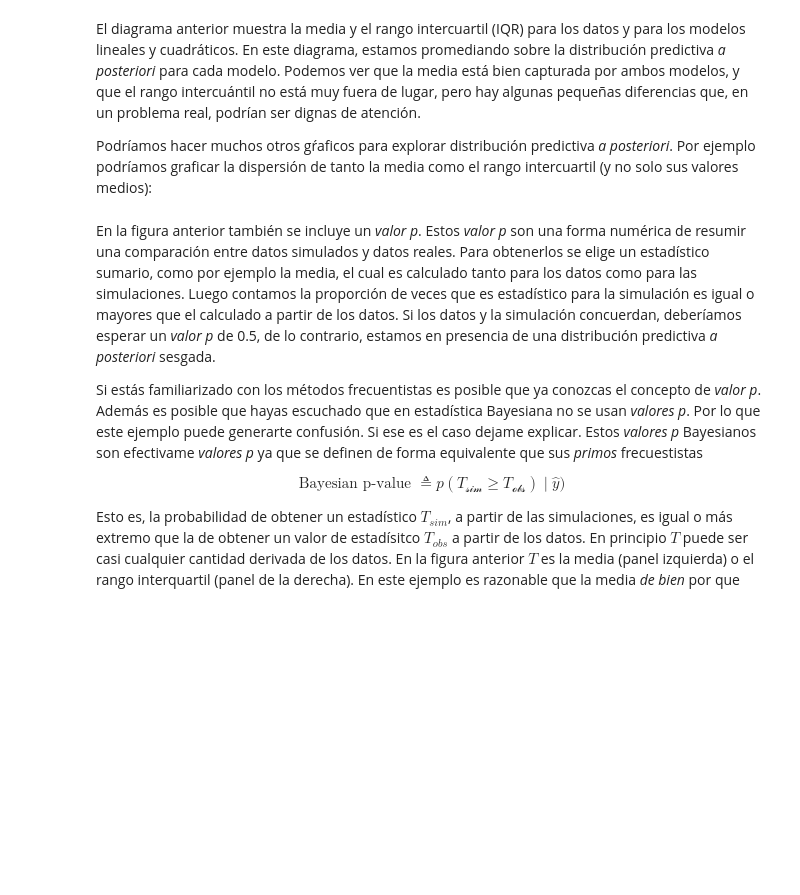
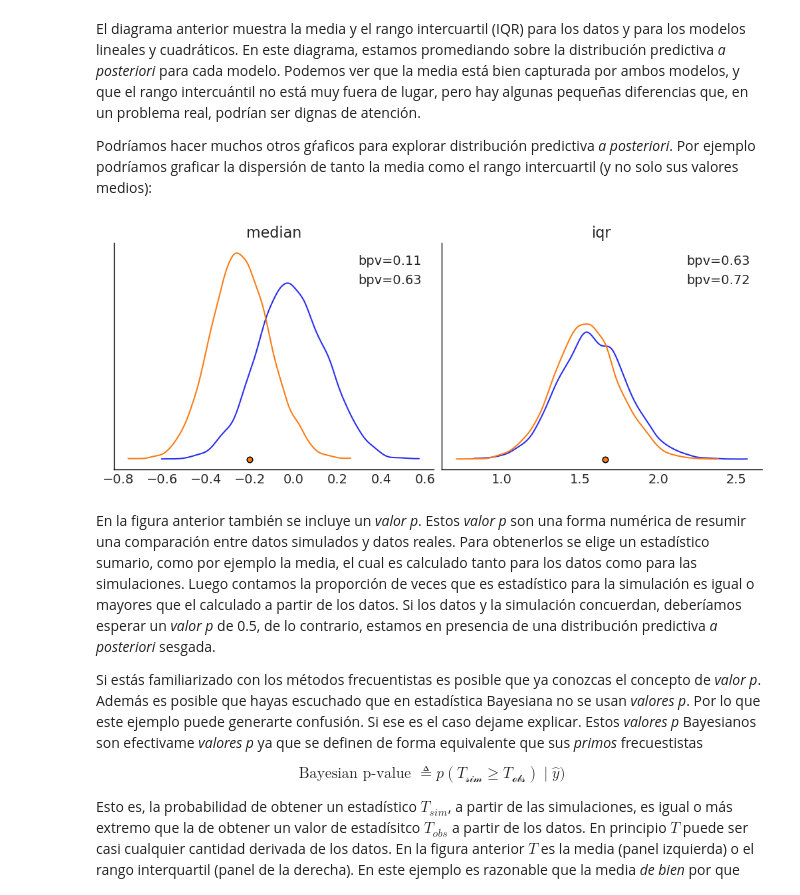
Before and after one commit to Grupo-de-modelado-probabilista/modelado_bayesiano, a Jupyter notebook: 05_Comparación_de_modelos.ipynb, the cells around one changed output. Saved outputs shown, nothing was run; the diff lists cells and outputs as text; code cells hidden in the pictures; blank space fills up the shorter version.

```diff
--- a/05_Comparación_de_modelos.ipynb
+++ b/05_Comparación_de_modelos.ipynb
@@ -132,24 +118,21 @@ El diagrama anterior muestra la media y el rango intercuartil (IQR) para los dat
 para los modelos lineales y cuadráticos. En este diagrama, estamos promediando sobre la distribución predictiva _a posteriori_ para cada modelo. Podemos ver que la media está bien capturada por ambos modelos, y que el rango intercuántil no está muy fuera de lugar, pero hay algunas pequeñas diferencias que, en un problema real, podrían ser dignas de atención.
 
 Podríamos hacer muchos otros gŕaficos para explorar distribución predictiva _a posteriori_. Por ejemplo podríamos graficar la dispersión de tanto la media como el rango intercuartil (y no solo sus valores medios):
-# %%
-fig, ax = plt.subplots(1, 2, figsize=(10, 3))
-
-def iqr(x, a=0):
-    return np.subtract(*np.percentile(x, [75, 25], axis=a))
-
-for idx, func in enumerate([np.mean, iqr]):
-    T_obs = func(y_1s)
-    ax[idx].axvline(T_obs, 0, 1, color='k', ls='--')
-    for d_sim, c in zip([y_l, y_p], ['C1', 'C2']):
-        T_sim = func(d_sim, 1)
-        p_value = np.mean(T_sim >= T_obs)
-        az.plot_kde(T_sim, plot_kwargs={'color':c},
-                   label=f'valor p = {p_value:.2f}', ax=ax[idx])
-    ax[idx].set_title(func.__name__)
-    ax[idx].set_yticks([])
-    ax[idx].legend()
-plt.tight_layout()
+# %%
+_, axes = plt.subplots(1, 2, figsize=(10, 4), sharey="row")
+az.plot_bpv(idata_l, kind="t_stat", ax=axes[0], color="C0")
+az.plot_bpv(idata_p, kind="t_stat", ax=axes[0], color="C1")
+axes[0].set_title("median")
+
+
+def iqr(x, a=-1):
+    return np.subtract(*np.percentile(x, [75, 25], axis=a))
+
+az.plot_bpv(idata_l, kind="t_stat", t_stat=iqr, ax=axes[1], color="C0")
+az.plot_bpv(idata_p, kind="t_stat", t_stat=iqr, ax=axes[1], color="C1")
+axes[1].set_title("iqr");
+# %% [output]
+[figure, added]
 # %% [markdown]
 En la figura anterior también se incluye un _valor p_. Estos _valor p_ son una forma numérica de resumir una comparación entre datos simulados y datos reales. Para obtenerlos se elige un estadístico sumario, como por ejemplo la media, el cual es calculado tanto para los datos como para las simulaciones. Luego contamos la proporción de veces que es estadístico para la simulación es igual o mayores que el calculado a partir de los datos. Si los datos y la simulación concuerdan, deberíamos esperar un _valor p_ de 0.5, de lo contrario, estamos en presencia de una distribución predictiva _a posteriori_ sesgada.
 
```
Also changed, not shown: parts of 12 cells of this notebook.
